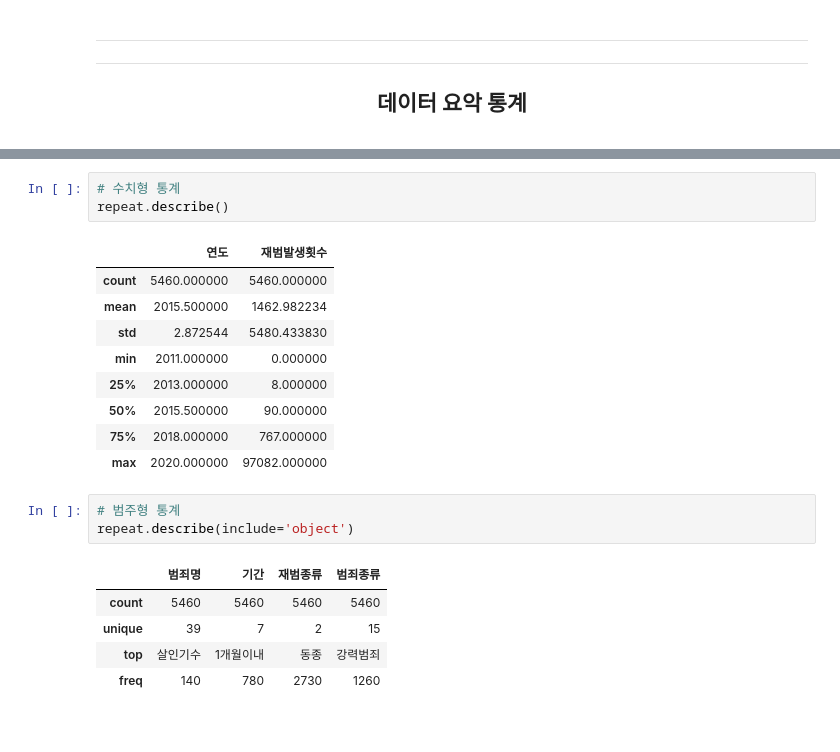
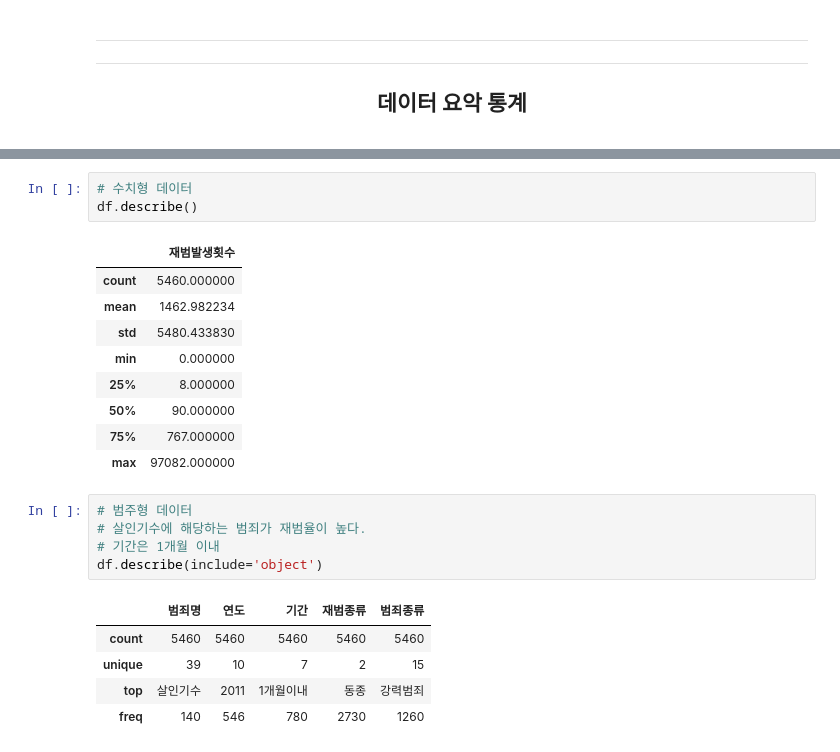
Before and after one commit to yeommss/Mini-Project, a Jupyter notebook: 4주차/0401_EDA_범죄.ipynb, the cells around one changed output, grey strips where cells are left out. Drawn from its saved outputs; the diff is of its cells as text.

```diff
--- a/4주차/0401_EDA_범죄.ipynb
+++ b/4주차/0401_EDA_범죄.ipynb
@@ -434,22 +252,24 @@ memory usage: 143.1+ KB
 # %%
-# 수치형 통계
-repeat.describe()
+# 수치형 데이터
+df.describe()
 # %% [output]
-|  | 연도 | 재범발생횟수 |
-| count | 5460.000000 | 5460.000000 |
-| mean | 2015.500000 | 1462.982234 |
-| std | 2.872544 | 5480.433830 |
-| min | 2011.000000 | 0.000000 |
-| 25% | 2013.000000 | 8.000000 |
-| 50% | 2015.500000 | 90.000000 |
-| 75% | 2018.000000 | 767.000000 |
-| max | 2020.000000 | 97082.000000 |
+|  | 재범발생횟수 |
+| count | 5460.000000 |
+| mean | 1462.982234 |
+| std | 5480.433830 |
+| min | 0.000000 |
+| 25% | 8.000000 |
+| 50% | 90.000000 |
+| 75% | 767.000000 |
+| max | 97082.000000 |
 # %%
-# 범주형 통계
-repeat.describe(include='object')
+# 범주형 데이터
+# 살인기수에 해당하는 범죄가 재범율이 높다.
+# 기간은 1개월 이내
+df.describe(include='object')
 # %% [output]
-|  | 범죄명 | 기간 | 재범종류 | 범죄종류 |
-| count | 5460 | 5460 | 5460 | 5460 |
-| unique | 39 | 7 | 2 | 15 |
-| top | 살인기수 | 1개월이내 | 동종 | 강력범죄 |
-| freq | 140 | 780 | 2730 | 1260 |
+|  | 범죄명 | 연도 | 기간 | 재범종류 | 범죄종류 |
+| count | 5460 | 5460 | 5460 | 5460 | 5460 |
+| unique | 39 | 10 | 7 | 2 | 15 |
+| top | 살인기수 | 2011 | 1개월이내 | 동종 | 강력범죄 |
+| freq | 140 | 546 | 780 | 2730 | 1260 |
```
Also changed, not shown: parts of 67 cells of this notebook, 5 other files.
